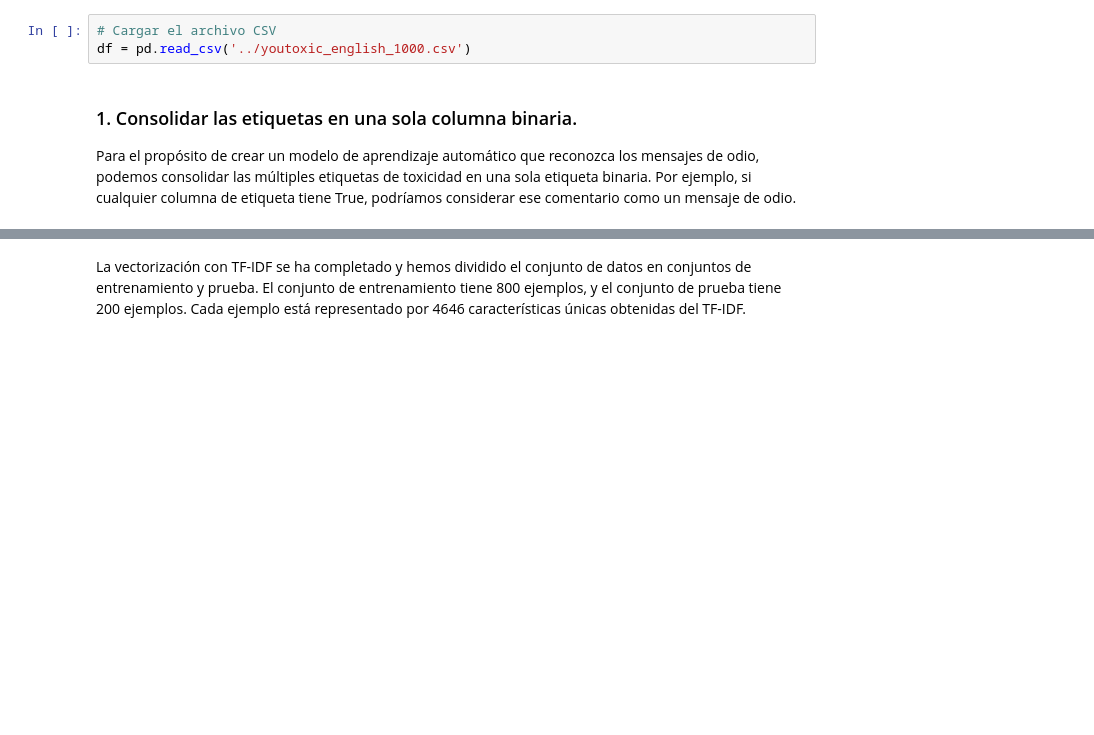
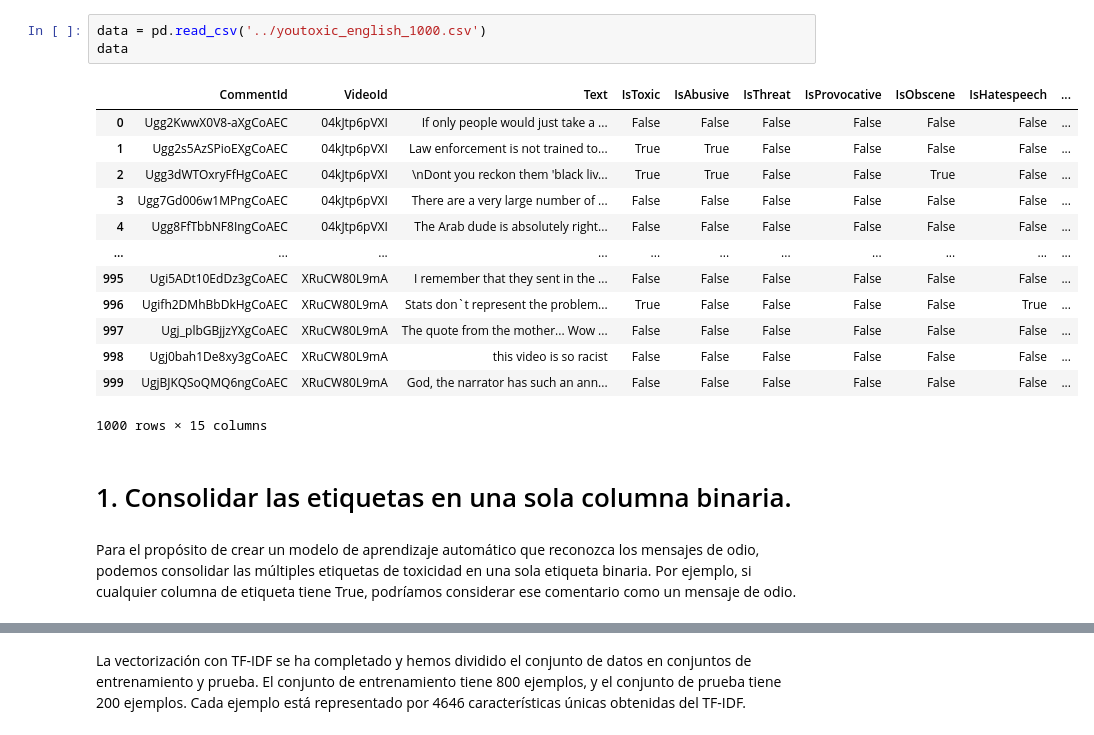
Before and after one commit to AI-School-F5-P2/Proyecto_NLP_Grupo_3, a Jupyter notebook: Notebooks/Modelos.ipynb, the cells around one changed output, grey strips where cells are left out. Cells and saved outputs as stored; diff of their text form; blank space fills up the shorter version.

```diff
--- a/Notebooks/Modelos.ipynb
+++ b/Notebooks/Modelos.ipynb
@@ -19,9 +40,23 @@ from sklearn.feature_extraction.text import TfidfVectorizer
 # %%
-# Cargar el archivo CSV
-df = pd.read_csv('../youtoxic_english_1000.csv')
+data = pd.read_csv('../youtoxic_english_1000.csv')
+data
+# %% [output]
+|  | CommentId | VideoId | Text | IsToxic | IsAbusive | IsThreat | IsProvocative | IsObscene | IsHatespeech | ... |
+| 0 | Ugg2KwwX0V8-aXgCoAEC | 04kJtp6pVXI | If only people would just take a ... | False | False | False | False | False | False | ... |
+| 1 | Ugg2s5AzSPioEXgCoAEC | 04kJtp6pVXI | Law enforcement is not trained to... | True | True | False | False | False | False | ... |
+| 2 | Ugg3dWTOxryFfHgCoAEC | 04kJtp6pVXI | \nDont you reckon them 'black liv... | True | True | False | False | True | False | ... |
+| 3 | Ugg7Gd006w1MPngCoAEC | 04kJtp6pVXI | There are a very large number of ... | False | False | False | False | False | False | ... |
+| 4 | Ugg8FfTbbNF8IngCoAEC | 04kJtp6pVXI | The Arab dude is absolutely right... | False | False | False | False | False | False | ... |
+| ... | ... | ... | ... | ... | ... | ... | ... | ... | ... | ... |
+| 995 | Ugi5ADt10EdDz3gCoAEC | XRuCW80L9mA | I remember that they sent in the ... | False | False | False | False | False | False | ... |
+| 996 | Ugifh2DMhBbDkHgCoAEC | XRuCW80L9mA | Stats don`t represent the problem... | True | False | False | False | False | True | ... |
+| 997 | Ugj_plbGBjjzYXgCoAEC | XRuCW80L9mA | The quote from the mother... Wow ... | False | False | False | False | False | False | ... |
+| 998 | Ugj0bah1De8xy3gCoAEC | XRuCW80L9mA | this video is so racist | False | False | False | False | False | False | ... |
+| 999 | UgjBJKQSoQMQ6ngCoAEC | XRuCW80L9mA | God, the narrator has such an ann... | False | False | False | False | False | False | ... |
+1000 rows × 15 columns
+# %% [markdown]
+# 1. Consolidar las etiquetas en una sola columna binaria.
 # %% [markdown]
-### 1. Consolidar las etiquetas en una sola columna binaria.
-
 Para el propósito de crear un modelo de aprendizaje automático que reconozca los mensajes de odio, podemos consolidar las múltiples etiquetas de toxicidad en una sola etiqueta binaria. Por ejemplo, si cualquier columna de etiqueta tiene True, podríamos considerar ese comentario como un mensaje de odio.
 # %%
 # Consolidar las etiquetas en una sola columna binaria 'IsHate'
```
Also changed, not shown: parts of 41 cells of this notebook, 1 other file.
